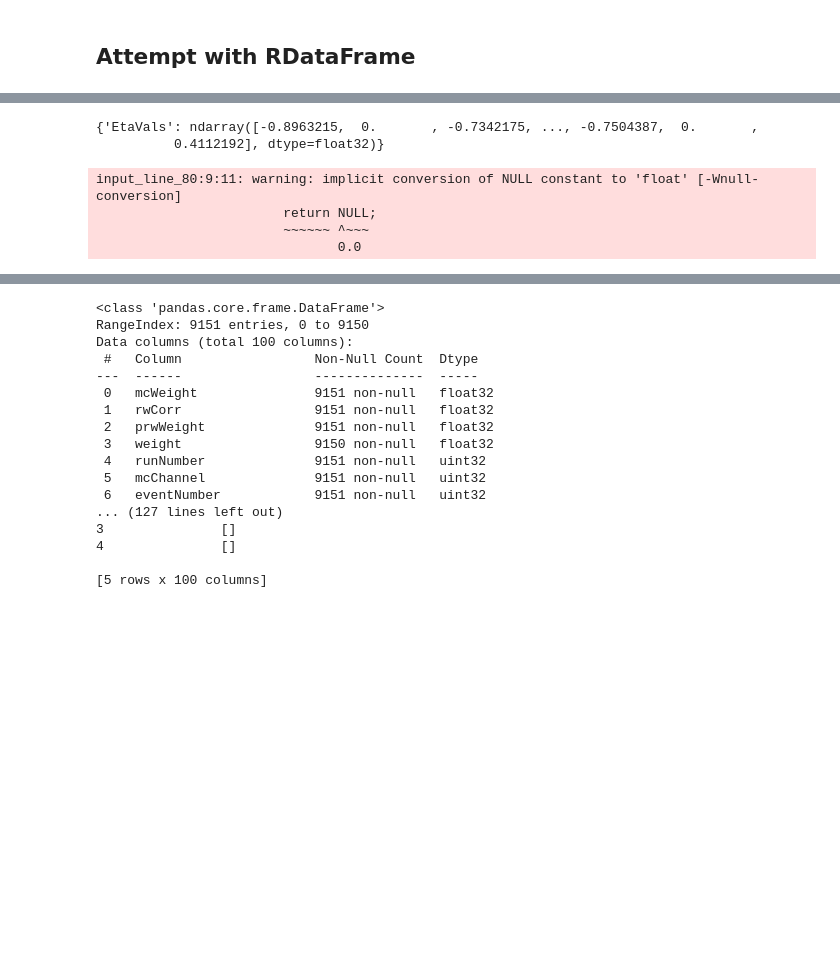
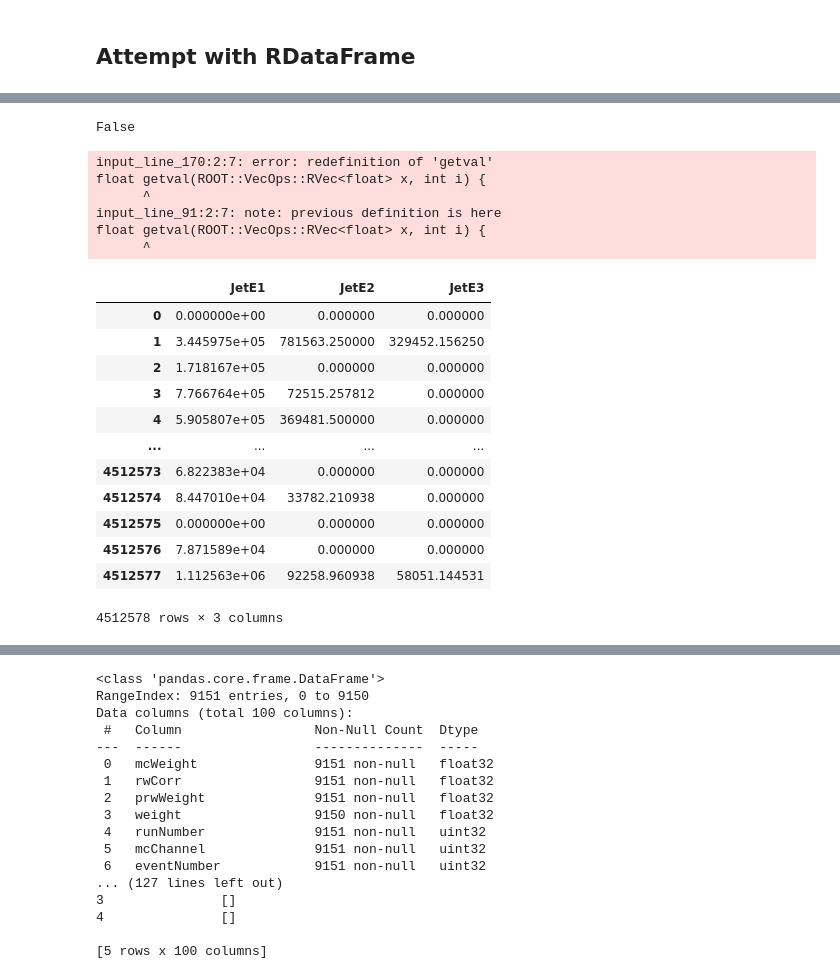
Before and after one commit to KeanuGh/myROOT_analysis_framework, a Jupyter notebook: notebooks/DTA_output.ipynb, the cells around one changed output, grey strips where cells are left out. Saved outputs shown, nothing was run; the diff lists cells and outputs as text; code cells hidden in the pictures; blank space fills up the shorter version.

```diff
--- a/notebooks/DTA_output.ipynb
+++ b/notebooks/DTA_output.ipynb
@@ -7,5 +9,5 @@ ROOT.EnableImplicitMT()
 # %%
-filepath = '/home/keanu/Uni_Stuff_Queen_Mary/DTA/histograms_singletau_H.root'
+filepath = '/mnt/D/data/DTA_outputs/user.kghorban.Sh_2211_Wtaunu_H_maxHTpTV2_CVetoBVeto.MC16a.v1.2022-04-01_histograms.root/*.root'
 treename = 'T_s1thv_NOMINAL'
 wanted_cols = [
 	'mcWeight',
@@ -89,7 +77,8 @@ df3
 ## Attempt with RDataFrame
 # %%
 Rdf = ROOT.RDataFrame(treename, filepath)
+Rdf = Rdf.Filter("(passTruth == true) & (passReco & true)")
 # %%
-for i in range(len(Rdf.GetColumnNames())):
-	print(f"{Rdf.GetColumnNames()[i]}: {Rdf.GetColumnType(Rdf.GetColumnNames()[i])}")
+for i, col_name in enumerate(list(Rdf.GetColumnNames())):
+	print(col_name, Rdf.GetColumnType(col_name))
 # %% [output]
@@ -113,24 +102,37 @@ PassedTriggersLH: ROOT::VecOps::RVec<string>
 # %%
-ROOT.gInterpreter.Declare(
-	"""
-	float getval(ROOT::VecOps::RVec<float> x) {
-		if (x.size() > 0) {
-			// std::cout << "got " << x[0] << endl;
-			return x[0];
-		}
-		else {
-			// std::cout << "nothing! return 0" << endl;
-			return 0.;
-		}
-	}
-	"""
-)
-TauEta = Rdf.Define("EtaVals", "getval(TauEta)").AsNumpy(columns=['EtaVals'])
-print(TauEta)
+ROOT.gInterpreter.Declare("""
+float getval(ROOT::VecOps::RVec<float> x, int i) {
+    if (x.size() > 0)  return x[i];
+    else               return NAN;
+}
+""")
 # %% [output]
-{'EtaVals': ndarray([-0.8963215,  0.       , -0.7342175, ..., -0.7504387,  0.       ,
-          0.4112192], dtype=float32)}
+False
-input_line_80:9:11: warning: implicit conversion of NULL constant to 'float' [-Wnull-conversion]
-                        return NULL;
-                        ~~~~~~ ^~~~
-                               0.0
+input_line_170:2:7: error: redefinition of 'getval'
+float getval(ROOT::VecOps::RVec<float> x, int i) {
+      ^
+input_line_91:2:7: note: previous definition is here
+float getval(ROOT::VecOps::RVec<float> x, int i) {
+      ^
+# %%
+for i in range(3):
+	Rdf = Rdf.Define(f"JetE{i+1}", f"getval(JetE,{i})")
+
+JetE_df = Rdf.AsNumpy(columns=['JetE1', 'JetE2', 'JetE3'])
+# %%
+JetE_df = pd.DataFrame(JetE_df)
+JetE_df
+# %% [output]
+|  | JetE1 | JetE2 | JetE3 |
+| 0 | 0.000000e+00 | 0.000000 | 0.000000 |
+| 1 | 3.445975e+05 | 781563.250000 | 329452.156250 |
+| 2 | 1.718167e+05 | 0.000000 | 0.000000 |
+| 3 | 7.766764e+05 | 72515.257812 | 0.000000 |
+| 4 | 5.905807e+05 | 369481.500000 | 0.000000 |
+| ... | ... | ... | ... |
+| 4512573 | 6.822383e+04 | 0.000000 | 0.000000 |
+| 4512574 | 8.447010e+04 | 33782.210938 | 0.000000 |
+| 4512575 | 0.000000e+00 | 0.000000 | 0.000000 |
+| 4512576 | 7.871589e+04 | 0.000000 | 0.000000 |
+| 4512577 | 1.112563e+06 | 92258.960938 | 58051.144531 |
+4512578 rows × 3 columns
```
Also changed, not shown: parts of 4 cells of this notebook, 1 other file.
